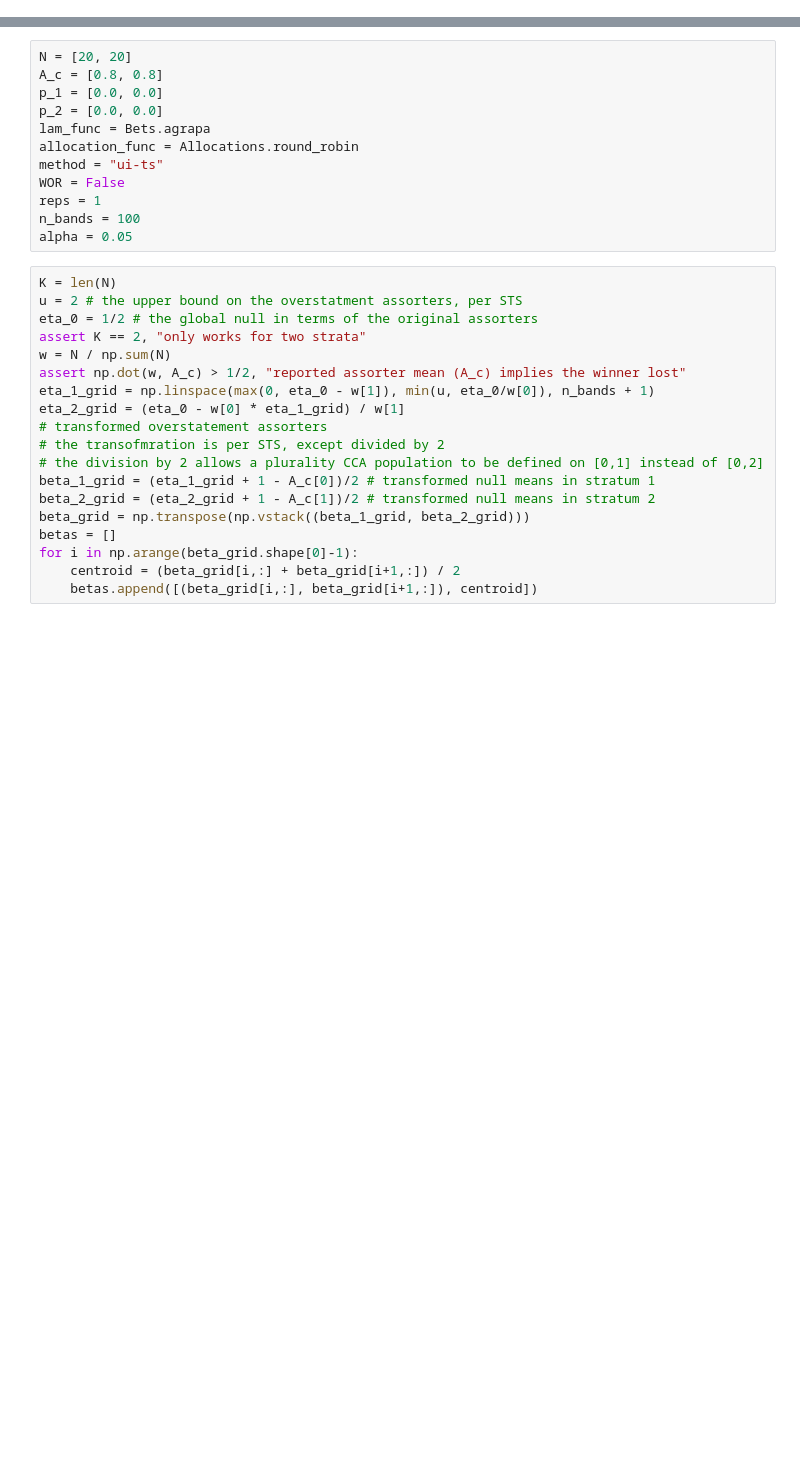
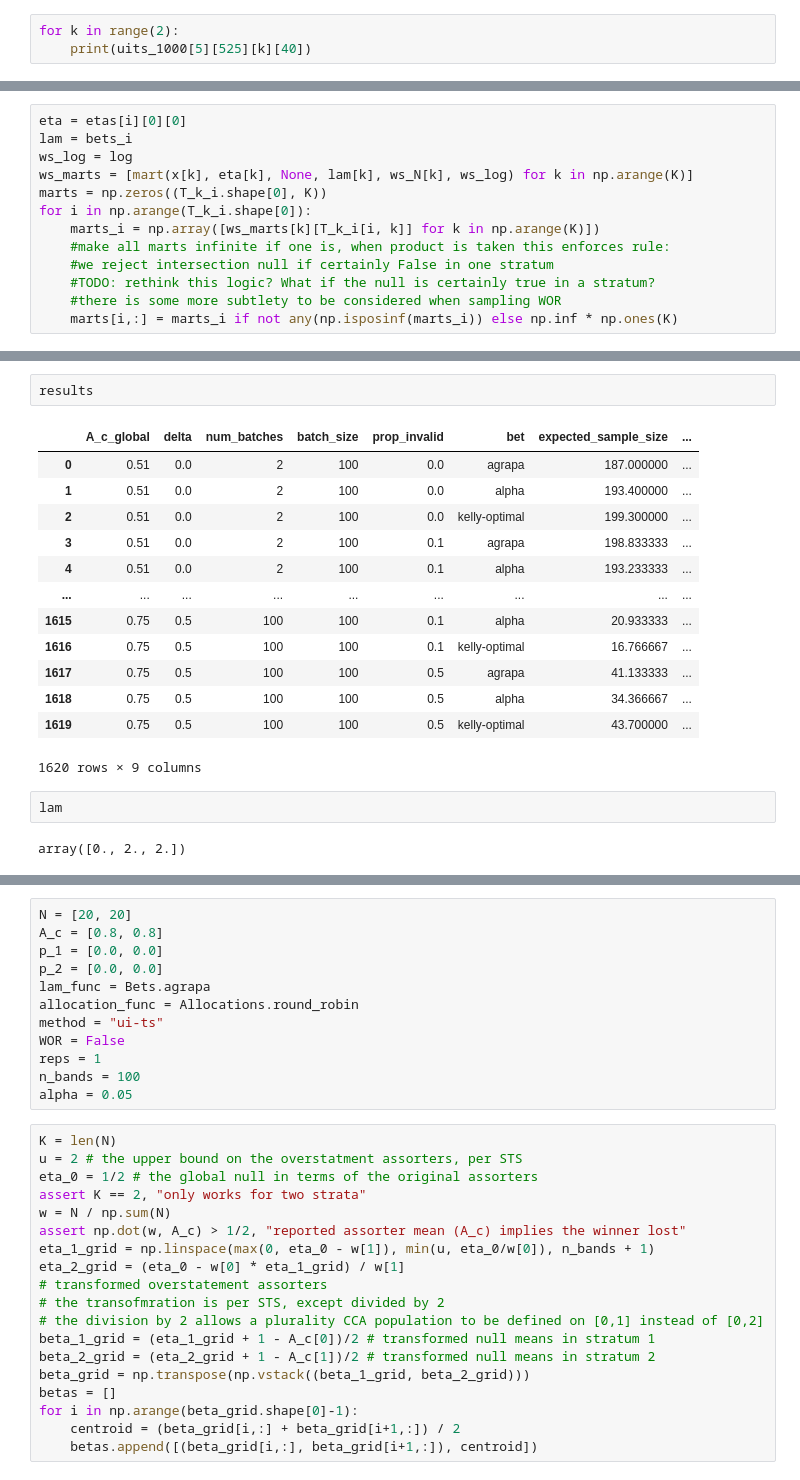
Before and after one commit to spertus/UI-TS, a Jupyter notebook: Code/stratification.ipynb, the cells around one changed output, grey strips where cells are left out. Cells and saved outputs as stored; diff of their text form; blank space fills up the shorter version.

```diff
--- a/Code/stratification.ipynb
+++ b/Code/stratification.ipynb
@@ -23,0 +341,3 @@ np.random.seed(1337)
+# %%
+for k in range(2):
+    print(uits_1000[5][525][k][40])
@@ -23,0 +379,13 @@ np.random.seed(1337)
+# %%
+eta = etas[i][0][0]
+lam = bets_i
+ws_log = log
+ws_marts = [mart(x[k], eta[k], None, lam[k], ws_N[k], ws_log) for k in np.arange(K)]
+marts = np.zeros((T_k_i.shape[0], K))
+for i in np.arange(T_k_i.shape[0]):
+    marts_i = np.array([ws_marts[k][T_k_i[i, k]] for k in np.arange(K)])
+    #make all marts infinite if one is, when product is taken this enforces rule:
+    #we reject intersection null if certainly False in one stratum
+    #TODO: rethink this logic? What if the null is certainly true in a stratum?
+    #there is some more subtlety to be considered when sampling WOR
+    marts[i,:] = marts_i if not any(np.isposinf(marts_i)) else np.inf * np.ones(K)
@@ -23,0 +876,20 @@ np.random.seed(1337)
+# %%
+results
+# %% [output]
+|  | A_c_global | delta | num_batches | batch_size | prop_invalid | bet | expected_sample_size | ... |
+| 0 | 0.51 | 0.0 | 2 | 100 | 0.0 | agrapa | 187.000000 | ... |
+| 1 | 0.51 | 0.0 | 2 | 100 | 0.0 | alpha | 193.400000 | ... |
+| 2 | 0.51 | 0.0 | 2 | 100 | 0.0 | kelly-optimal | 199.300000 | ... |
+| 3 | 0.51 | 0.0 | 2 | 100 | 0.1 | agrapa | 198.833333 | ... |
+| 4 | 0.51 | 0.0 | 2 | 100 | 0.1 | alpha | 193.233333 | ... |
+| ... | ... | ... | ... | ... | ... | ... | ... | ... |
+| 1615 | 0.75 | 0.5 | 100 | 100 | 0.1 | alpha | 20.933333 | ... |
+| 1616 | 0.75 | 0.5 | 100 | 100 | 0.1 | kelly-optimal | 16.766667 | ... |
+| 1617 | 0.75 | 0.5 | 100 | 100 | 0.5 | agrapa | 41.133333 | ... |
+| 1618 | 0.75 | 0.5 | 100 | 100 | 0.5 | alpha | 34.366667 | ... |
+| 1619 | 0.75 | 0.5 | 100 | 100 | 0.5 | kelly-optimal | 43.700000 | ... |
+1620 rows × 9 columns
+# %%
+lam
+# %% [output]
+array([0., 2., 2.])
```
Also changed, not shown: parts of 37 cells of this notebook.
